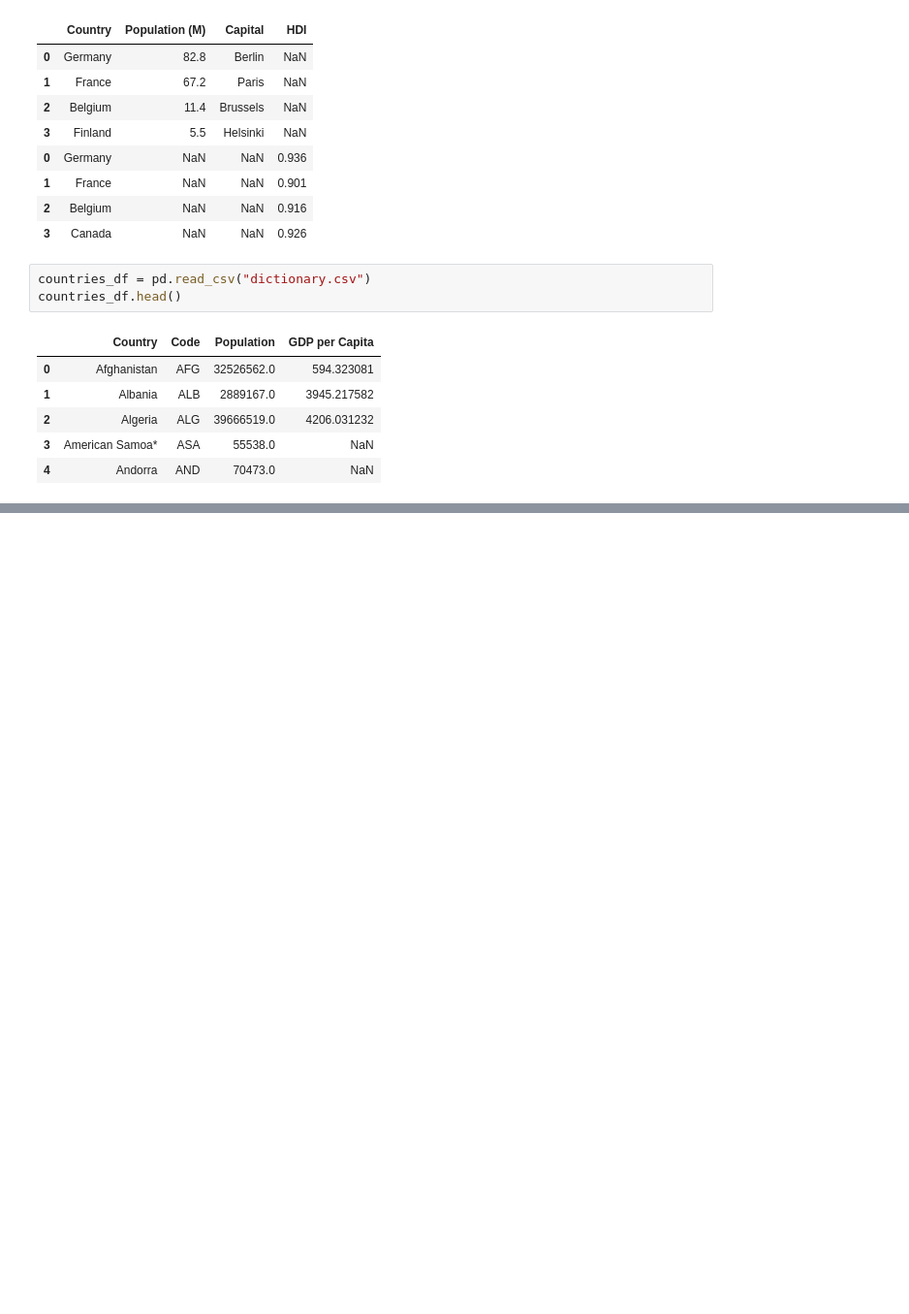
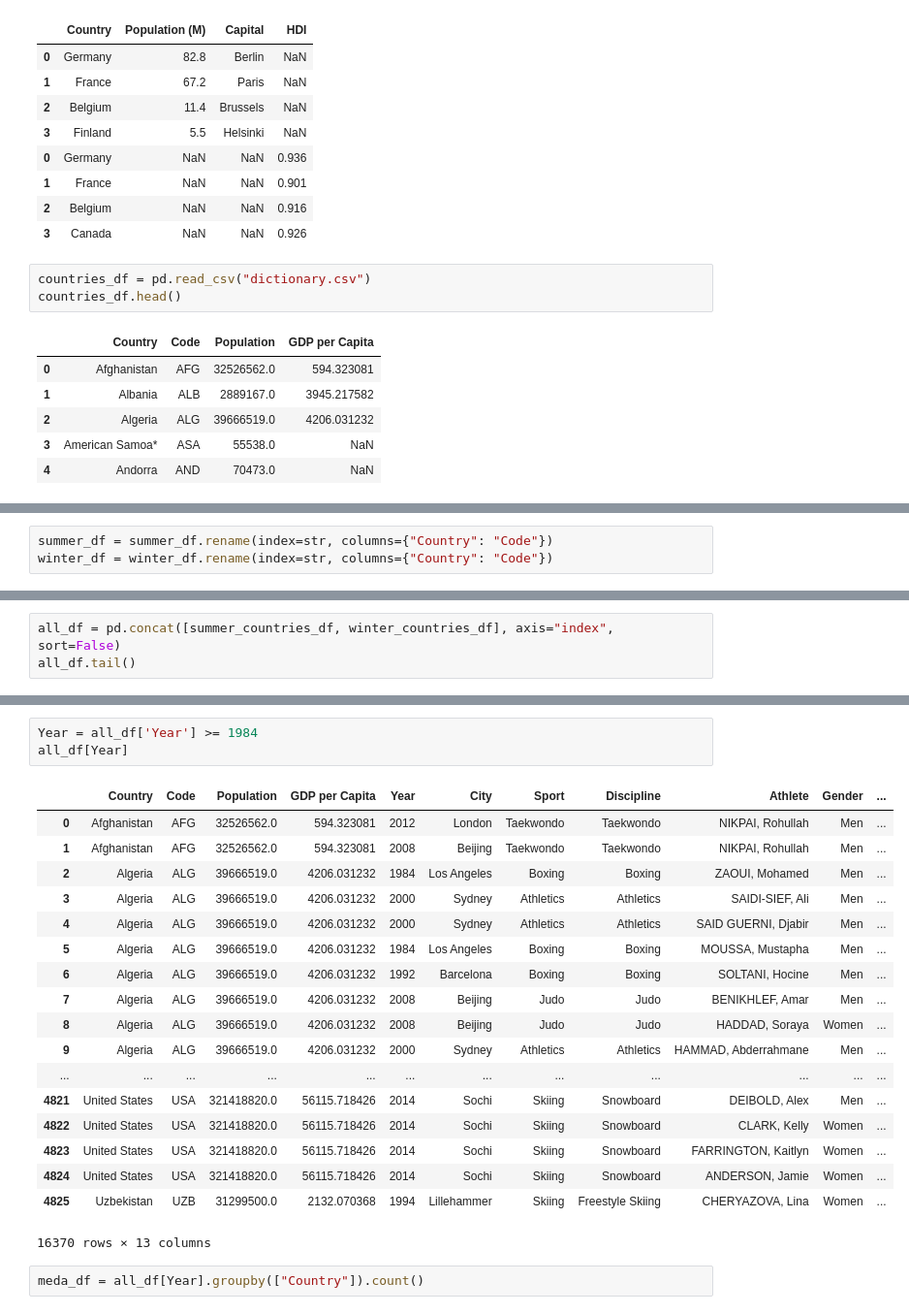
Before and after one commit to MathieuSevestre/notebook, a Jupyter notebook: Multiple with pandas.ipynb, the cells around one changed output, grey strips where cells are left out. Shown: that part at 97% size. Saved outputs shown, nothing was run; the diff lists cells and outputs as text; blank space fills up the shorter version.

```diff
--- a/Multiple with pandas.ipynb
+++ b/Multiple with pandas.ipynb
@@ -148,0 +133,3 @@ summer_df.sort_values(by="Country", ascending=True)
+# %%
+summer_df = summer_df.rename(index=str, columns={"Country": "Code"})
+winter_df = winter_df.rename(index=str, columns={"Country": "Code"})
@@ -148,0 +156,3 @@ summer_df.sort_values(by="Country", ascending=True)
+# %%
+all_df = pd.concat([summer_countries_df, winter_countries_df], axis="index", sort=False)
+all_df.tail()
@@ -148,0 +166,24 @@ summer_df.sort_values(by="Country", ascending=True)
+# %%
+Year = all_df['Year'] >= 1984
+all_df[Year]
+# %% [output]
+|  | Country | Code | Population | GDP per Capita | Year | City | Sport | Discipline | Athlete | Gender | ... |
+| 0 | Afghanistan | AFG | 32526562.0 | 594.323081 | 2012 | London | Taekwondo | Taekwondo | NIKPAI, Rohullah | Men | ... |
+| 1 | Afghanistan | AFG | 32526562.0 | 594.323081 | 2008 | Beijing | Taekwondo | Taekwondo | NIKPAI, Rohullah | Men | ... |
+| 2 | Algeria | ALG | 39666519.0 | 4206.031232 | 1984 | Los Angeles | Boxing | Boxing | ZAOUI, Mohamed | Men | ... |
+| 3 | Algeria | ALG | 39666519.0 | 4206.031232 | 2000 | Sydney | Athletics | Athletics | SAIDI-SIEF, Ali | Men | ... |
+| 4 | Algeria | ALG | 39666519.0 | 4206.031232 | 2000 | Sydney | Athletics | Athletics | SAID GUERNI, Djabir | Men | ... |
+| 5 | Algeria | ALG | 39666519.0 | 4206.031232 | 1984 | Los Angeles | Boxing | Boxing | MOUSSA, Mustapha | Men | ... |
+| 6 | Algeria | ALG | 39666519.0 | 4206.031232 | 1992 | Barcelona | Boxing | Boxing | SOLTANI, Hocine | Men | ... |
+| 7 | Algeria | ALG | 39666519.0 | 4206.031232 | 2008 | Beijing | Judo | Judo | BENIKHLEF, Amar | Men | ... |
+| 8 | Algeria | ALG | 39666519.0 | 4206.031232 | 2008 | Beijing | Judo | Judo | HADDAD, Soraya | Women | ... |
+| 9 | Algeria | ALG | 39666519.0 | 4206.031232 | 2000 | Sydney | Athletics | Athletics | HAMMAD, Abderrahmane | Men | ... |
+| ... | ... | ... | ... | ... | ... | ... | ... | ... | ... | ... | ... |
+| 4821 | United States | USA | 321418820.0 | 56115.718426 | 2014 | Sochi | Skiing | Snowboard | DEIBOLD, Alex | Men | ... |
+| 4822 | United States | USA | 321418820.0 | 56115.718426 | 2014 | Sochi | Skiing | Snowboard | CLARK, Kelly | Women | ... |
+| 4823 | United States | USA | 321418820.0 | 56115.718426 | 2014 | Sochi | Skiing | Snowboard | FARRINGTON, Kaitlyn | Women | ... |
+| 4824 | United States | USA | 321418820.0 | 56115.718426 | 2014 | Sochi | Skiing | Snowboard | ANDERSON, Jamie | Women | ... |
+| 4825 | Uzbekistan | UZB | 31299500.0 | 2132.070368 | 1994 | Lillehammer | Skiing | Freestyle Skiing | CHERYAZOVA, Lina | Women | ... |
+16370 rows × 13 columns
+# %%
+meda_df = all_df[Year].groupby(["Country"]).count()
```
Also changed, not shown: parts of 7 cells of this notebook.
